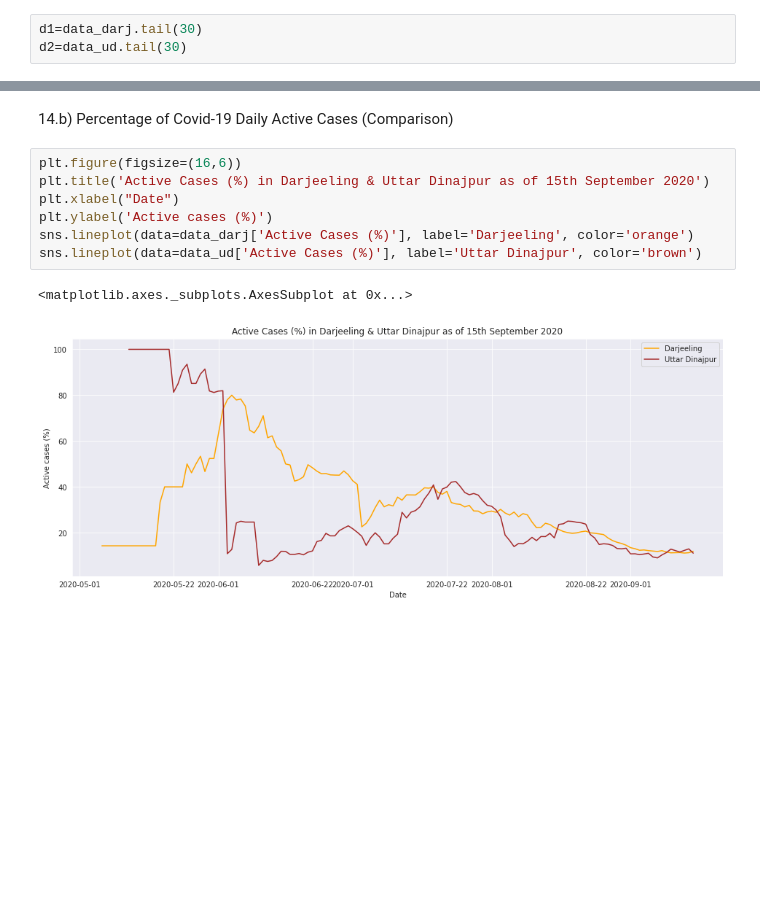
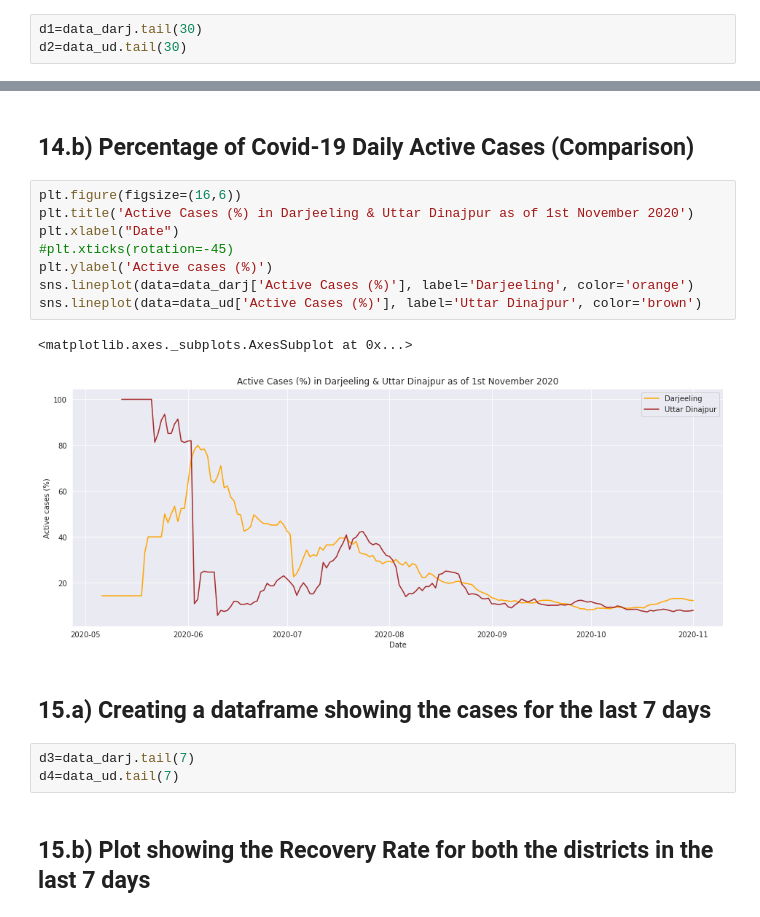
Before and after one commit to biswas-neelesh96/Covid-19-cases-in-two-districts-of-West-Bengal, a Jupyter notebook: Covid_19_Cases_of_Darjeeling_&_Uttar_Dinajpur.ipynb, the cells around one changed output, grey strips where cells are left out. Drawn from its saved outputs; the diff is of its cells as text; blank space fills up the shorter version.

```diff
--- a/Covid_19_Cases_of_Darjeeling_&_Uttar_Dinajpur.ipynb
+++ b/Covid_19_Cases_of_Darjeeling_&_Uttar_Dinajpur.ipynb
@@ -334,12 +356,20 @@ data_ud.tail()
 # %% [markdown]
-14.b) Percentage of Covid-19 Daily Active Cases (Comparison)
+## 14.b) Percentage of Covid-19 Daily Active Cases (Comparison)
 # %%
 plt.figure(figsize=(16,6))
-plt.title('Active Cases (%) in Darjeeling & Uttar Dinajpur as of 15th September 2020')
+plt.title('Active Cases (%) in Darjeeling & Uttar Dinajpur as of 1st November 2020')
 plt.xlabel("Date")
+#plt.xticks(rotation=-45)
 plt.ylabel('Active cases (%)')
 sns.lineplot(data=data_darj['Active Cases (%)'], label='Darjeeling', color='orange')
 sns.lineplot(data=data_ud['Active Cases (%)'], label='Uttar Dinajpur', color='brown')
 # %% [output]
 <matplotlib.axes._subplots.AxesSubplot at 0x...>
-[figure, old version]
+[figure, new version]
+# %% [markdown]
+## 15.a) Creating a dataframe showing the cases for the last 7 days
+# %%
+d3=data_darj.tail(7)
+d4=data_ud.tail(7)
+# %% [markdown]
+## 15.b) Plot showing the Recovery Rate for both the districts in the last 7 days
```
Also changed, not shown: parts of 88 cells of this notebook.
